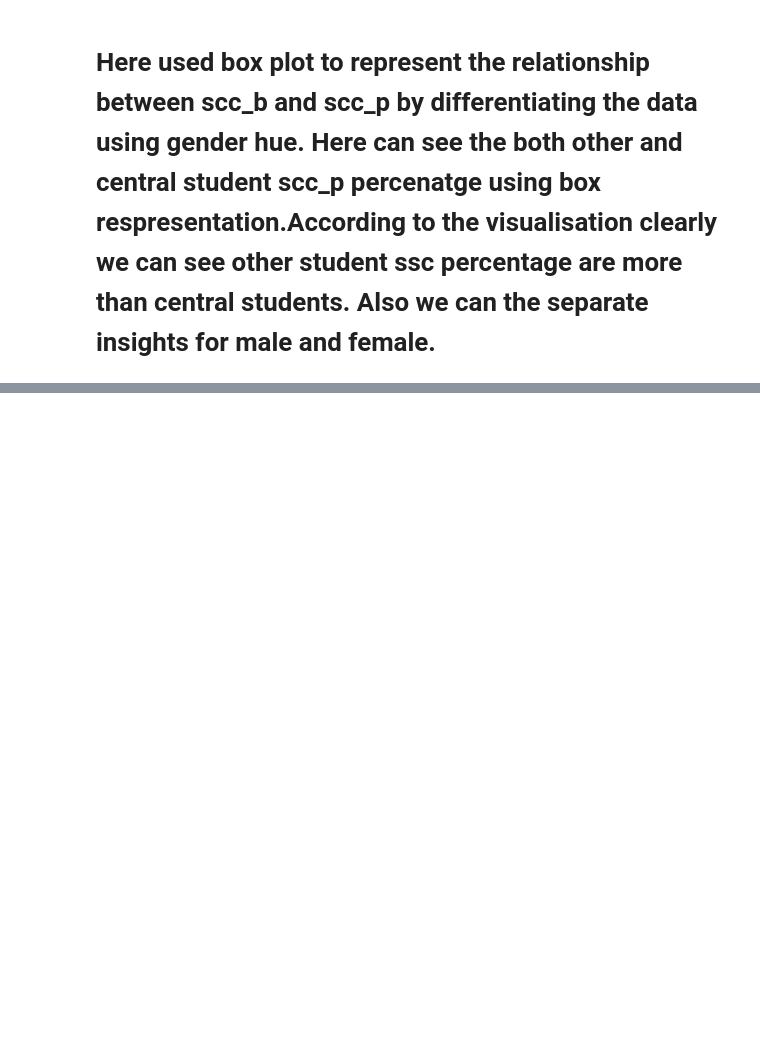
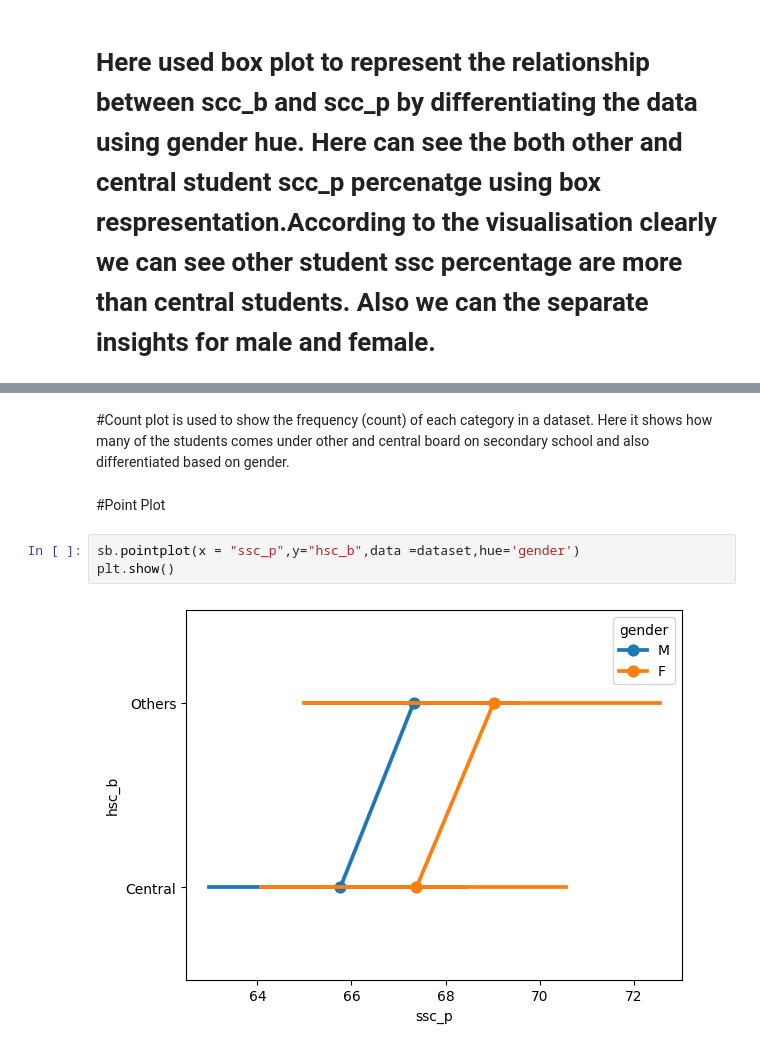
Before and after one commit to DeviSrinivasan1325/Data-visualization---seaborn, a Jupyter notebook: Seaborn.ipynb, the cells around one changed output, grey strips where cells are left out. Cells and saved outputs as stored; diff of their text form; blank space fills up the shorter version.

```diff
--- a/Seaborn.ipynb
+++ b/Seaborn.ipynb
@@ -124,0 +141,9 @@ plt.show()
+# %% [markdown]
+#Count plot is used to show the frequency (count) of each category in a dataset. Here it shows how many of the students comes under other and central board on secondary school and also differentiated based on gender.
+# %% [markdown]
+#Point Plot
+# %%
+sb.pointplot(x = "ssc_p",y="hsc_b",data =dataset,hue='gender')
+plt.show()
+# %% [output]
+[figure, added]
```
Also changed, not shown: parts of 9 cells of this notebook.
